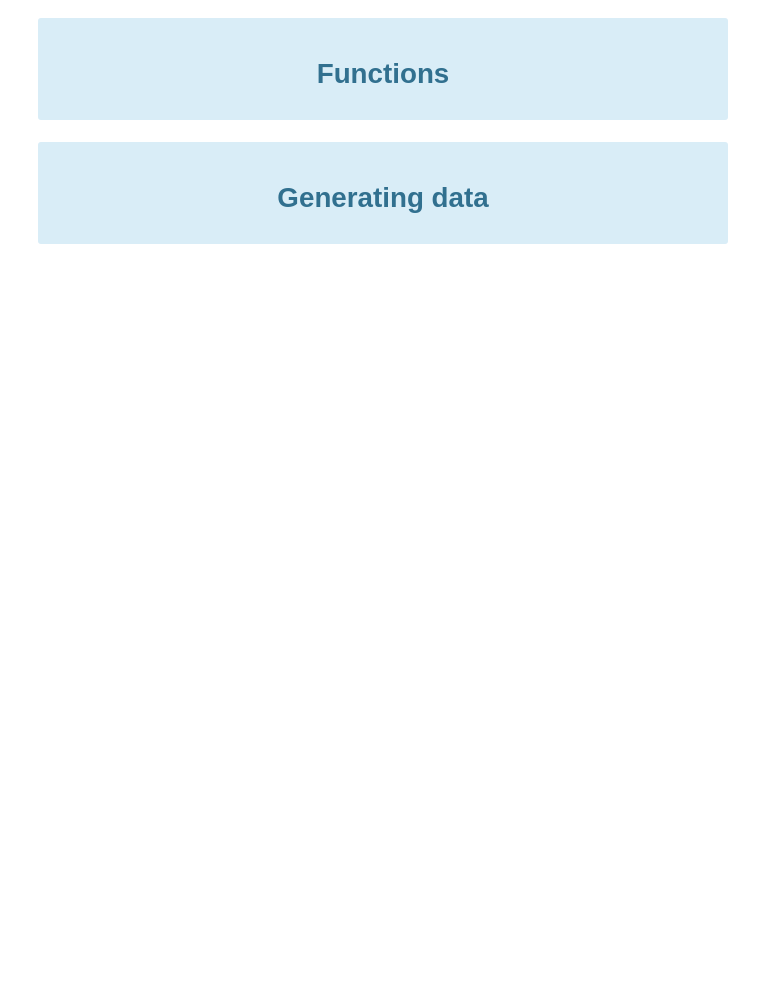
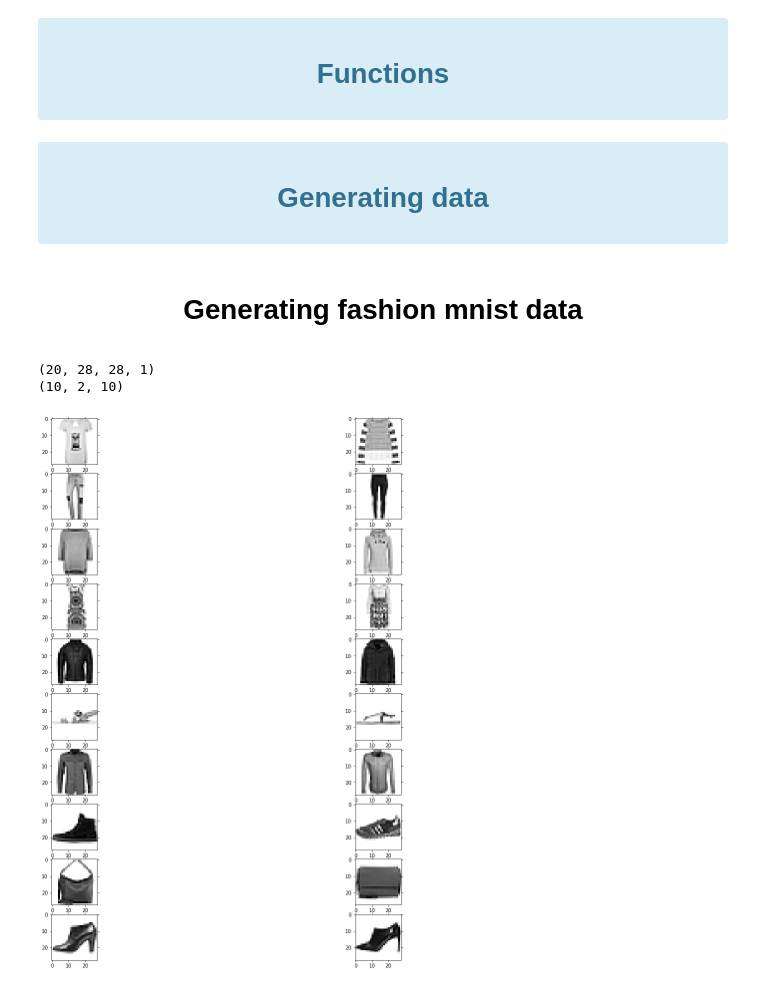
Before and after one commit to nilbahaaeddine/M1_CNN, a Jupyter notebook: src/DataGenerator.ipynb, the cells around one changed output. Saved outputs shown, nothing was run; the diff lists cells and outputs as text; code cells hidden in the pictures; blank space fills up the shorter version.

```diff
--- a/src/DataGenerator.ipynb
+++ b/src/DataGenerator.ipynb
@@ -49,15 +51,14 @@ def plot_images(imgs, labels=None, rows=1, figsize=(20,8), fontsize=14):
     plt.show()
 
 # Extract n random samples of each class from the dataset
-def get_random_sample(number_of_samples=10):
+def get_random_sample(number_of_samples, data, labels):
     x = []
     y = []
     for category_number in range(0,10):
         # get all samples of a category
-        train_data_category = train_data[train_labels==category_number]
+        train_data_category = data[labels==category_number]
         # pick a number of random samples from the category
-        train_data_category = train_data_category[np.random.randint(train_data_category.shape[0],
-                                                                    size=number_of_samples), :]
+        train_data_category = train_data_category[np.random.randint(train_data_category.shape[0], size=number_of_samples), :]
         x.extend(train_data_category)
         y.append([category_number]*number_of_samples)
 
@@ -68,11 +69,3 @@ def get_random_sample(number_of_samples=10):
         Generating data
     </h1>
 </div>
-# %%
-(raw_train_data, raw_train_labels), (raw_test_data, raw_test_labels) = fashion_mnist.load_data()
-
-# normalizing
-test_data = np.asarray(raw_test_data / 255.0 , dtype=float)
-train_data = np.asarray(raw_train_data / 255.0 , dtype=float)
-test_labels= np.asarray(raw_test_labels , dtype=np.int32)
-train_labels = np.asarray(raw_train_labels , dtype=np.int32)
@@ -150 +72,20 @@ plot_images(img_zoomed)
+# %% [markdown]
+<div align="center"><h1> Generating fashion mnist data </h1></div>
+# %%
+# Reading data
+(X_train, y_train), (X_test, y_test) = fashion_mnist.load_data()
+
+# Getting n sample from each category
+X_rand, y_rand = get_random_sample(2, X_train, y_train)
+
+# Convert class vectors to binary class matrices
+y_rand = to_categorical(y_rand)
+
+print(f'{np.shape(X_rand)}')
+print(f'{np.shape(y_rand)}')
+plot_images(X_rand, rows=10, figsize=(20,20))
+# %% [output]
+(20, 28, 28, 1)
+(10, 2, 10)
+[figure, added]
 # %%
```
Also changed, not shown: parts of 7 cells of this notebook, 7 other files.
